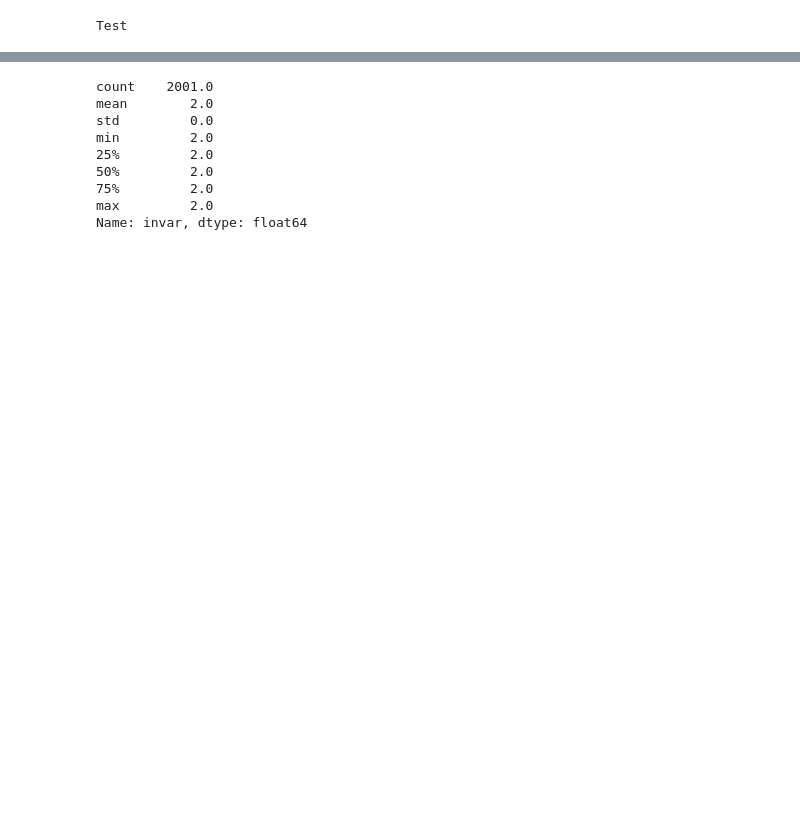
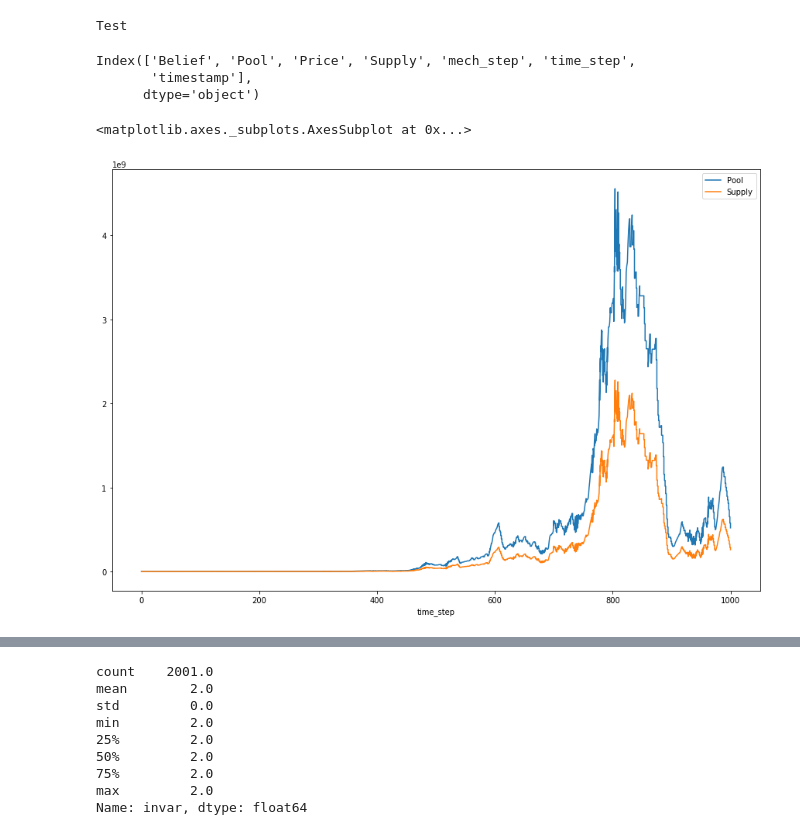
Before and after one commit to wilson3698/cadCAD, a Jupyter notebook: notebooks/testBC.ipynb, the cells around one changed output, grey strips where cells are left out. Saved outputs shown, nothing was run; the diff lists cells and outputs as text; code cells hidden in the pictures; blank space fills up the shorter version.

```diff
--- a/notebooks/testBC.ipynb
+++ b/notebooks/testBC.ipynb
@@ -12,4 +17,15 @@ Test
 names = d.keys()[:4]
 for n in names:
     d[n]=d[n].apply(float)
+# %%
+d.columns
+# %% [output]
+Index(['Belief', 'Pool', 'Price', 'Supply', 'mech_step', 'time_step',
+       'timestamp'],
+      dtype='object')
+# %%
+d.plot(x='time_step', y=['Pool', 'Supply'], figsize=(15,10))
+# %% [output]
+<matplotlib.axes._subplots.AxesSubplot at 0x...>
+[figure, added]
 # %%
```
Also changed, not shown: parts of 6 cells of this notebook, 4 other files.
